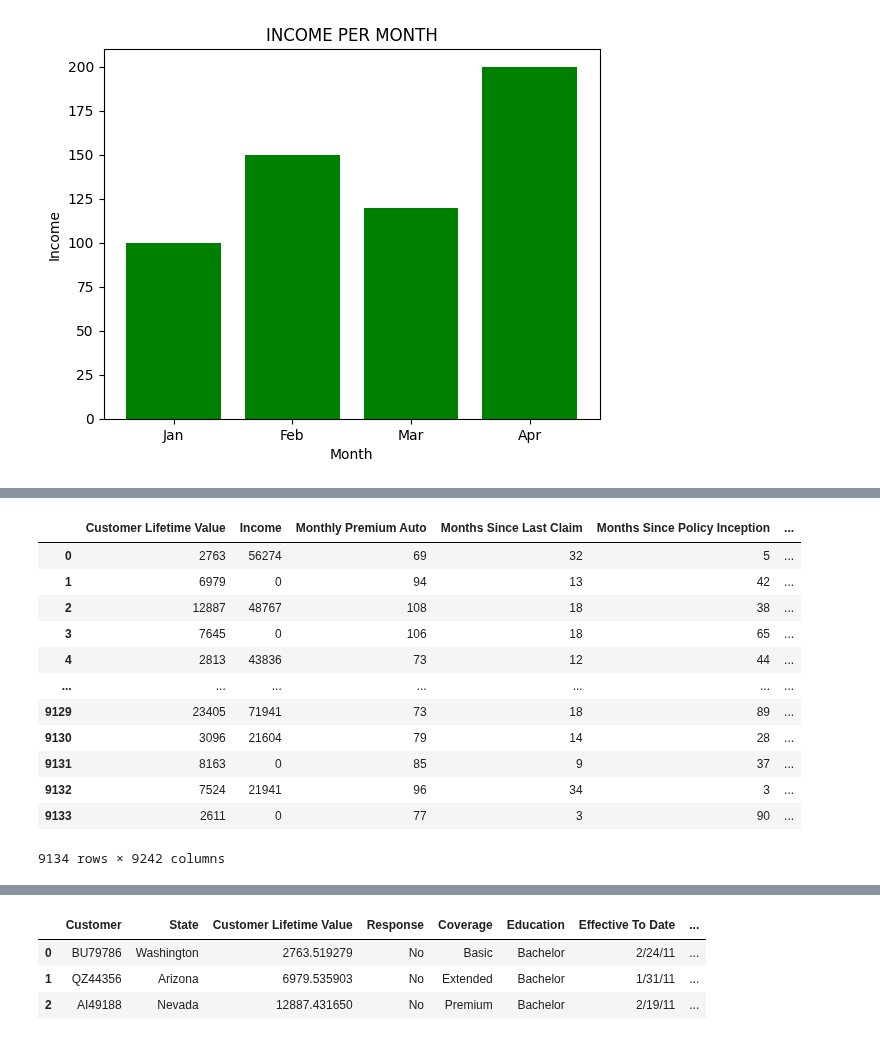
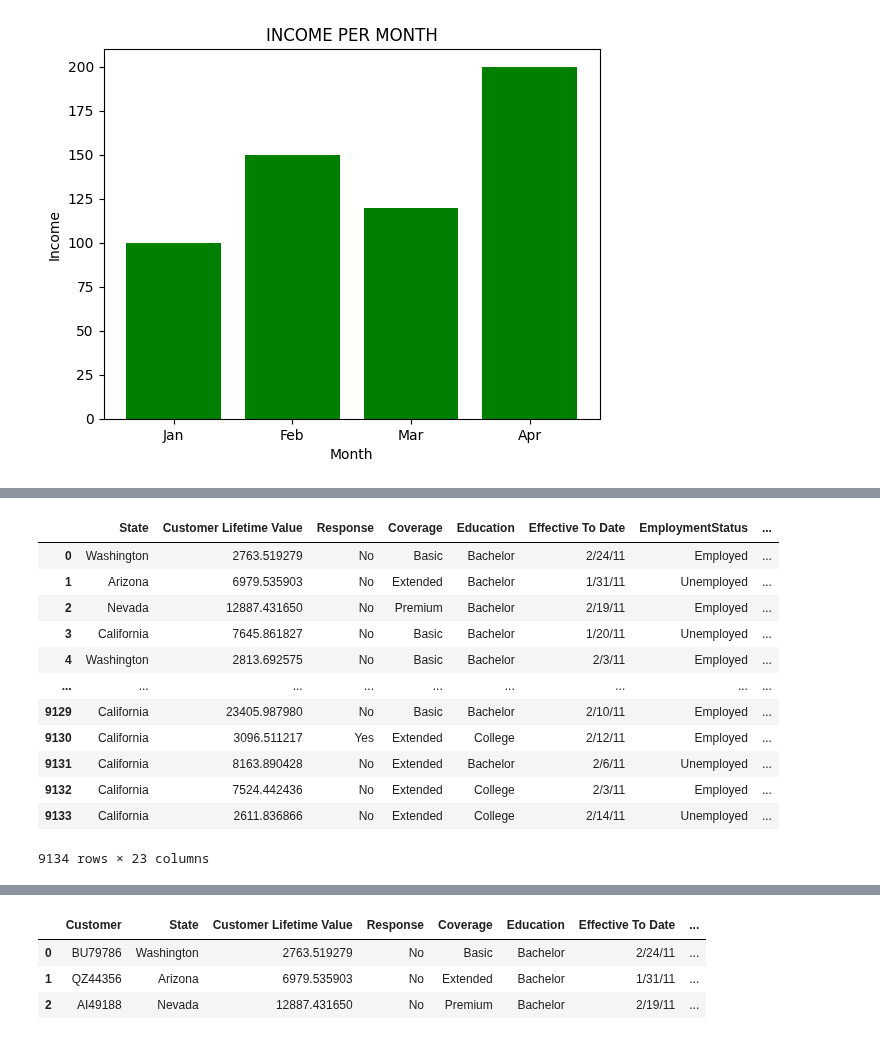
Before and after one commit to ironhack-labs/lab-customer-analysis-round-7, a Jupyter notebook: aida _lab7.ipynb, the cells around one changed output, grey strips where cells are left out. Saved outputs shown, nothing was run; the diff lists cells and outputs as text; code cells hidden in the pictures.

```diff
--- a/aida _lab7.ipynb
+++ b/aida _lab7.ipynb
@@ -148,18 +171,18 @@ data = pd.read_csv(root)
 # %%
-dfcopy2 = data.copy()
-dfcopy2 = pd.get_dummies(dfcopy2, drop_first=True).astype(int)
+dfcopy2 = data.drop(['Customer'], axis = 1)
+#dfcopy2 = pd.get_dummies(dfcopy2,  drop_first=True).astype(int)
 dfcopy2
 # %% [output]
-|  | Customer Lifetime Value | Income | Monthly Premium Auto | Months Since Last Claim | Months Since Policy Inception | ... |
-| 0 | 2763 | 56274 | 69 | 32 | 5 | ... |
-| 1 | 6979 | 0 | 94 | 13 | 42 | ... |
-| 2 | 12887 | 48767 | 108 | 18 | 38 | ... |
-| 3 | 7645 | 0 | 106 | 18 | 65 | ... |
-| 4 | 2813 | 43836 | 73 | 12 | 44 | ... |
-| ... | ... | ... | ... | ... | ... | ... |
-| 9129 | 23405 | 71941 | 73 | 18 | 89 | ... |
-| 9130 | 3096 | 21604 | 79 | 14 | 28 | ... |
-| 9131 | 8163 | 0 | 85 | 9 | 37 | ... |
-| 9132 | 7524 | 21941 | 96 | 34 | 3 | ... |
-| 9133 | 2611 | 0 | 77 | 3 | 90 | ... |
+|  | State | Customer Lifetime Value | Response | Coverage | Education | Effective To Date | EmploymentStatus | ... |
+| 0 | Washington | 2763.519279 | No | Basic | Bachelor | 2/24/11 | Employed | ... |
+| 1 | Arizona | 6979.535903 | No | Extended | Bachelor | 1/31/11 | Unemployed | ... |
+| 2 | Nevada | 12887.431650 | No | Premium | Bachelor | 2/19/11 | Employed | ... |
+| 3 | California | 7645.861827 | No | Basic | Bachelor | 1/20/11 | Unemployed | ... |
+| 4 | Washington | 2813.692575 | No | Basic | Bachelor | 2/3/11 | Employed | ... |
+| ... | ... | ... | ... | ... | ... | ... | ... | ... |
+| 9129 | California | 23405.987980 | No | Basic | Bachelor | 2/10/11 | Employed | ... |
+| 9130 | California | 3096.511217 | Yes | Extended | College | 2/12/11 | Employed | ... |
+| 9131 | California | 8163.890428 | No | Extended | Bachelor | 2/6/11 | Unemployed | ... |
+| 9132 | California | 7524.442436 | No | Extended | College | 2/3/11 | Employed | ... |
+| 9133 | California | 2611.836866 | No | Extended | College | 2/14/11 | Unemployed | ... |
-9134 rows × 9242 columns
+9134 rows × 23 columns
```
Also changed, not shown: parts of 15 cells of this notebook.
